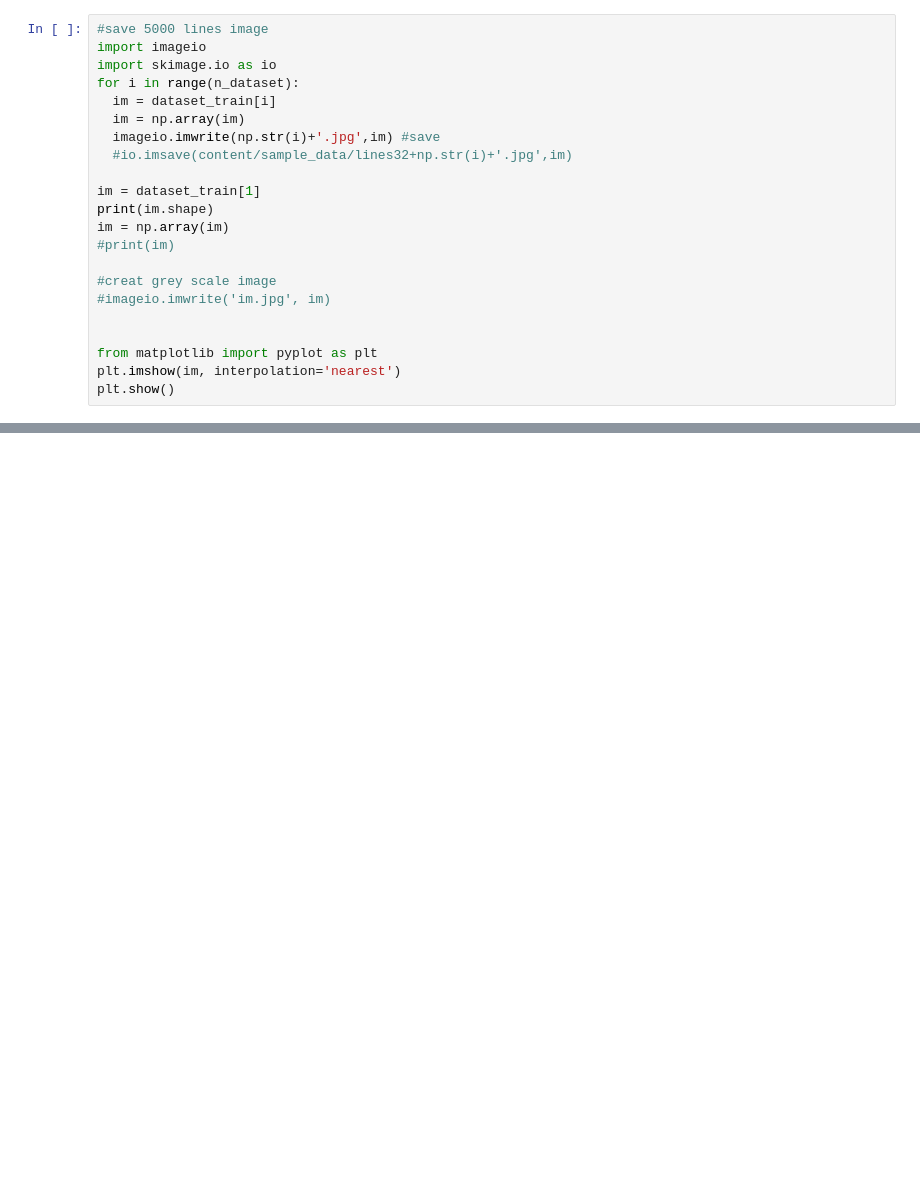
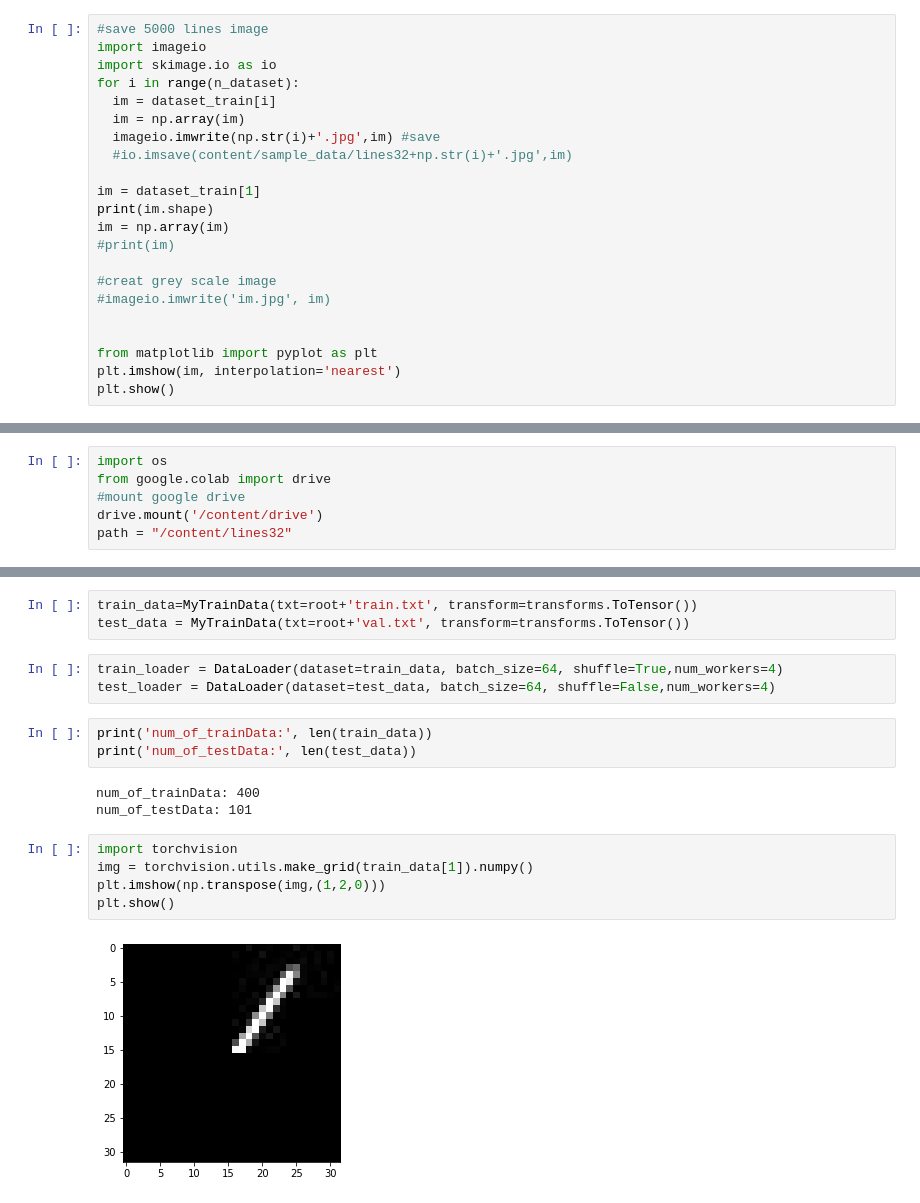
Before and after one commit to zhaoheng001/Generative-Network-Interpolation, a Jupyter notebook: lines32_creat_dataset.ipynb, the cells around one changed output, grey strips where cells are left out. Saved outputs shown, nothing was run; the diff lists cells and outputs as text; blank space fills up the shorter version.

```diff
--- a/lines32_creat_dataset.ipynb
+++ b/lines32_creat_dataset.ipynb
@@ -140,0 +161,6 @@ def input_lines(batch_size, size=(32, 32, 1), limit=None):
+# %%
+import os
+from google.colab import drive
+#mount google drive
+drive.mount('/content/drive')
+path = "/content/lines32"
@@ -140,0 +262,19 @@ def input_lines(batch_size, size=(32, 32, 1), limit=None):
+# %%
+train_data=MyTrainData(txt=root+'train.txt', transform=transforms.ToTensor())
+test_data = MyTrainData(txt=root+'val.txt', transform=transforms.ToTensor())
+# %%
+train_loader = DataLoader(dataset=train_data, batch_size=64, shuffle=True,num_workers=4)
+test_loader = DataLoader(dataset=test_data, batch_size=64, shuffle=False,num_workers=4)
+# %%
+print('num_of_trainData:', len(train_data))
+print('num_of_testData:', len(test_data))
+# %% [output]
+num_of_trainData: 400
+num_of_testData: 101
+# %%
+import torchvision
+img = torchvision.utils.make_grid(train_data[1]).numpy()
+plt.imshow(np.transpose(img,(1,2,0)))
+plt.show()
+# %% [output]
+[figure, added]
```
Also changed, not shown: parts of 10 cells of this notebook.
